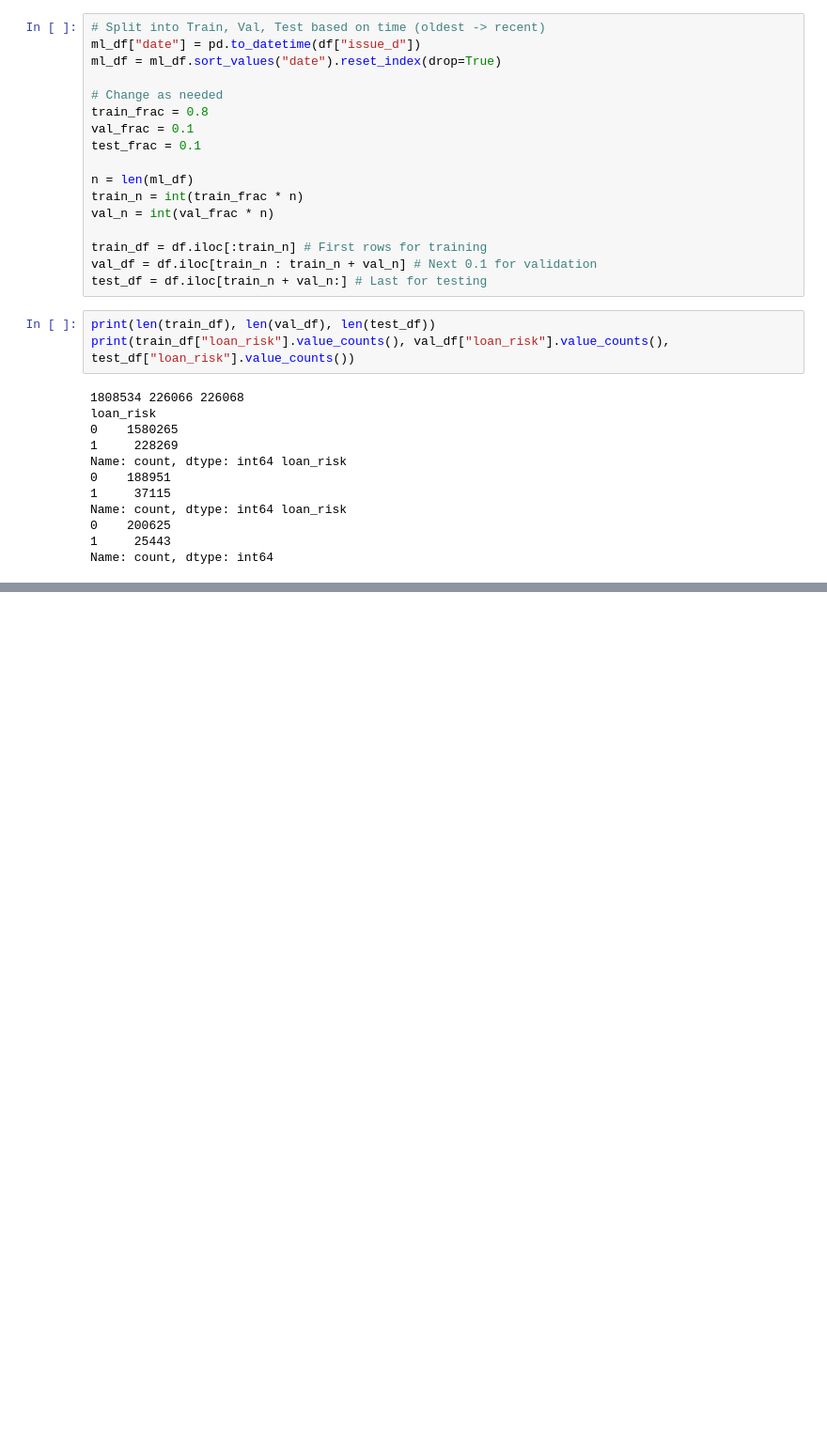
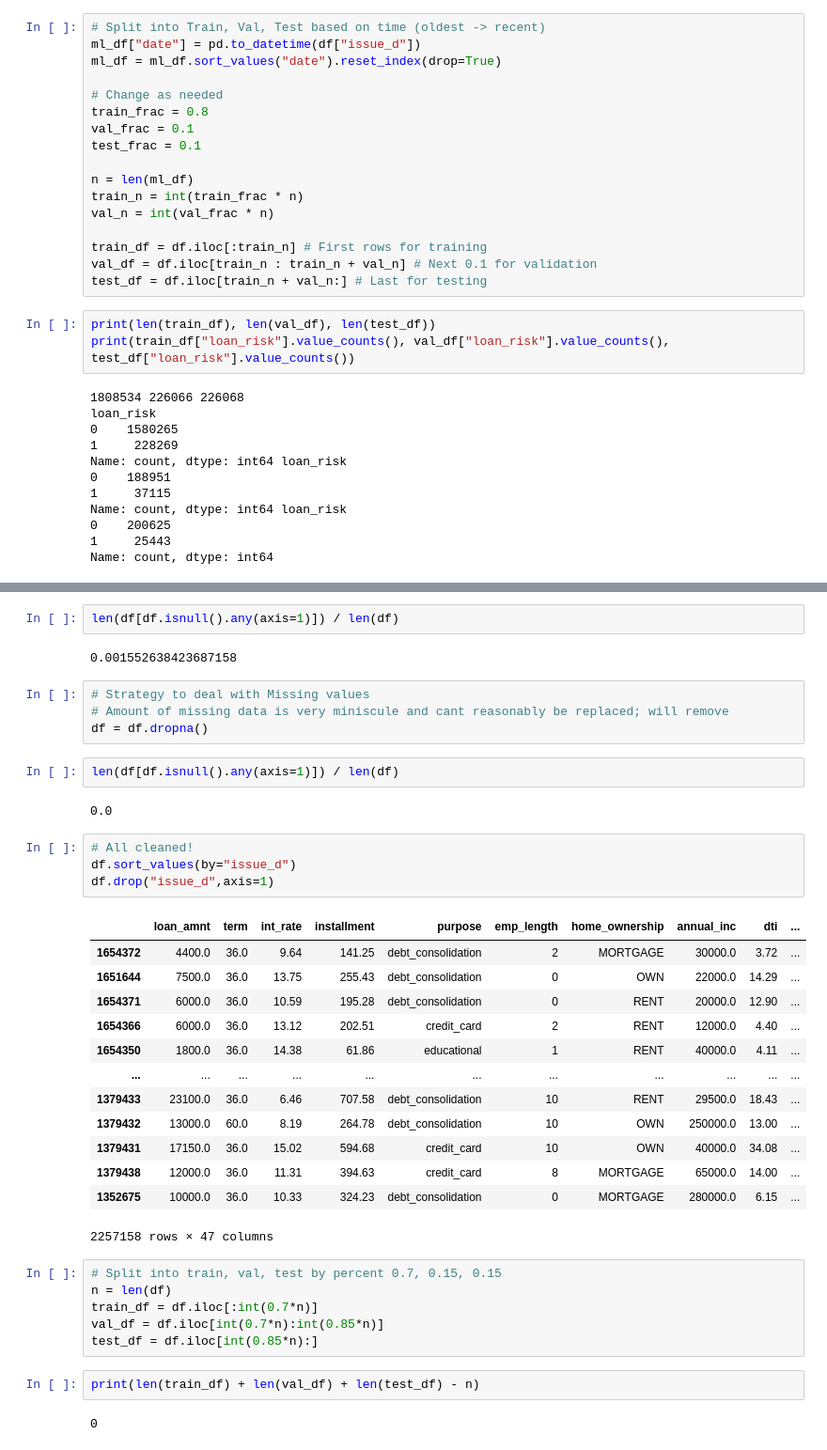
Before and after one commit to jaydenspurgiasz/loan-risk, a Jupyter notebook: preprocess.ipynb, the cells around one changed output, grey strips where cells are left out. Shown at 94% size. Saved outputs shown, nothing was run; the diff lists cells and outputs as text; blank space fills up the shorter version.

Commit message:
Finished data cleaning, now to training Pipeline

```diff
--- a/preprocess.ipynb
+++ b/preprocess.ipynb
@@ -97,0 +229,40 @@ test_df.to_csv("./data/test.csv")
+# %%
+len(df[df.isnull().any(axis=1)]) / len(df)
+# %% [output]
+0.001552638423687158
+# %%
+# Strategy to deal with Missing values
+# Amount of missing data is very miniscule and cant reasonably be replaced; will remove
+df = df.dropna()
+# %%
+len(df[df.isnull().any(axis=1)]) / len(df)
+# %% [output]
+0.0
+# %%
+# All cleaned!
+df.sort_values(by="issue_d")
+df.drop("issue_d",axis=1)
+# %% [output]
+|  | loan_amnt | term | int_rate | installment | purpose | emp_length | home_ownership | annual_inc | dti | ... |
+| 1654372 | 4400.0 | 36.0 | 9.64 | 141.25 | debt_consolidation | 2 | MORTGAGE | 30000.0 | 3.72 | ... |
+| 1651644 | 7500.0 | 36.0 | 13.75 | 255.43 | debt_consolidation | 0 | OWN | 22000.0 | 14.29 | ... |
+| 1654371 | 6000.0 | 36.0 | 10.59 | 195.28 | debt_consolidation | 0 | RENT | 20000.0 | 12.90 | ... |
+| 1654366 | 6000.0 | 36.0 | 13.12 | 202.51 | credit_card | 2 | RENT | 12000.0 | 4.40 | ... |
+| 1654350 | 1800.0 | 36.0 | 14.38 | 61.86 | educational | 1 | RENT | 40000.0 | 4.11 | ... |
+| ... | ... | ... | ... | ... | ... | ... | ... | ... | ... | ... |
+| 1379433 | 23100.0 | 36.0 | 6.46 | 707.58 | debt_consolidation | 10 | RENT | 29500.0 | 18.43 | ... |
+| 1379432 | 13000.0 | 60.0 | 8.19 | 264.78 | debt_consolidation | 10 | OWN | 250000.0 | 13.00 | ... |
+| 1379431 | 17150.0 | 36.0 | 15.02 | 594.68 | credit_card | 10 | OWN | 40000.0 | 34.08 | ... |
+| 1379438 | 12000.0 | 36.0 | 11.31 | 394.63 | credit_card | 8 | MORTGAGE | 65000.0 | 14.00 | ... |
+| 1352675 | 10000.0 | 36.0 | 10.33 | 324.23 | debt_consolidation | 0 | MORTGAGE | 280000.0 | 6.15 | ... |
+2257158 rows × 47 columns
+# %%
+# Split into train, val, test by percent 0.7, 0.15, 0.15
+n = len(df)
+train_df = df.iloc[:int(0.7*n)]
+val_df = df.iloc[int(0.7*n):int(0.85*n)]
+test_df = df.iloc[int(0.85*n):]
+# %%
+print(len(train_df) + len(val_df) + len(test_df) - n)
+# %% [output]
+0
```
Also changed, not shown: parts of 15 cells of this notebook, 2 other files.
